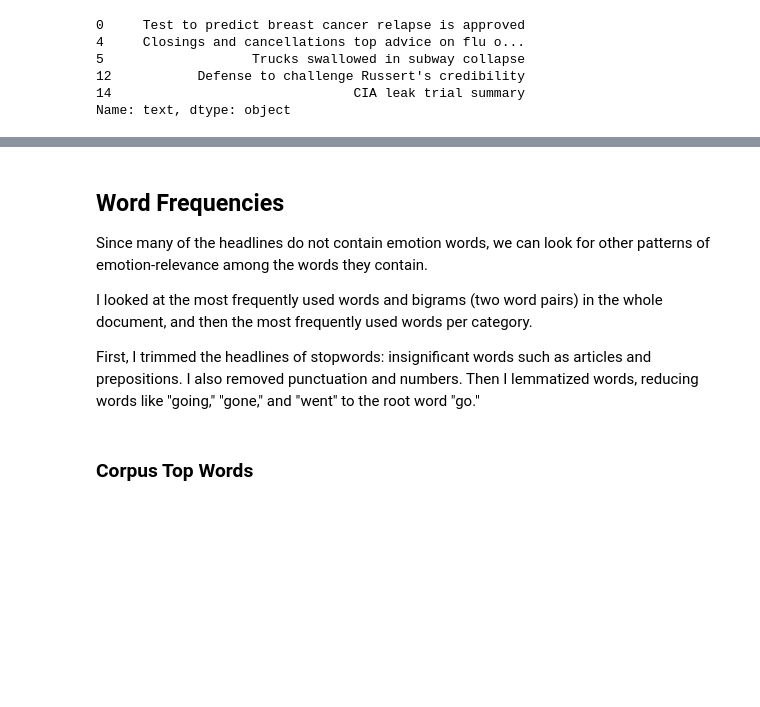
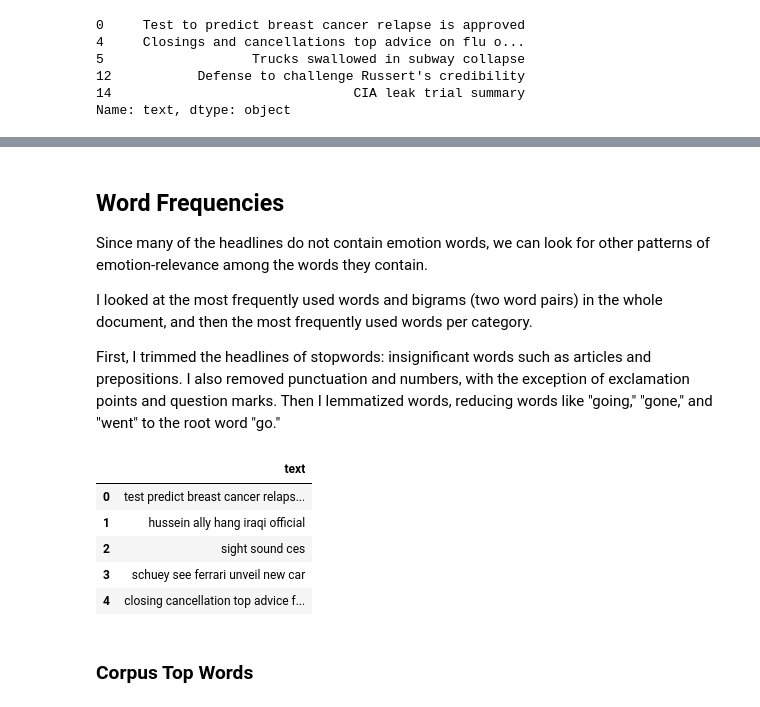
Before and after one commit to kemepley/Detecting_Emotions, a Jupyter notebook: Exploratory_Data_Analysis.ipynb, the cells around one changed output, grey strips where cells are left out. Cells and saved outputs as stored; diff of their text form; code cells hidden in the pictures; blank space fills up the shorter version.

```diff
--- a/Exploratory_Data_Analysis.ipynb
+++ b/Exploratory_Data_Analysis.ipynb
@@ -289,11 +354,20 @@ Since many of the headlines do not contain emotion words, we can look for other
 
 I looked at the most frequently used words and bigrams (two word pairs) in the whole document, and then the most frequently used words per category.
 
-First, I trimmed the headlines of stopwords: insignificant words such as articles and prepositions. I also removed punctuation and numbers. Then I lemmatized words, reducing words like "going," "gone," and "went" to the root word "go."
+First, I trimmed the headlines of stopwords: insignificant words such as articles and prepositions. I also removed punctuation and numbers, with the exception of exclamation points and question marks. Then I lemmatized words, reducing words like "going," "gone," and "went" to the root word "go."
 # %%
 # use custom class method to process text
 processor = Process_Text_Data()
 processor.transform(corpus_df)
+
+corpus_df.head()
+# %% [output]
+|  | text |
+| 0 | test predict breast cancer relaps... |
+| 1 | hussein ally hang iraqi official |
+| 2 | sight sound ces |
+| 3 | schuey see ferrari unveil new car |
+| 4 | closing cancellation top advice f... |
 # %% [markdown]
 ### Corpus Top Words
 # %%
```
Also changed, not shown: parts of 29 cells of this notebook, 3 other files.
